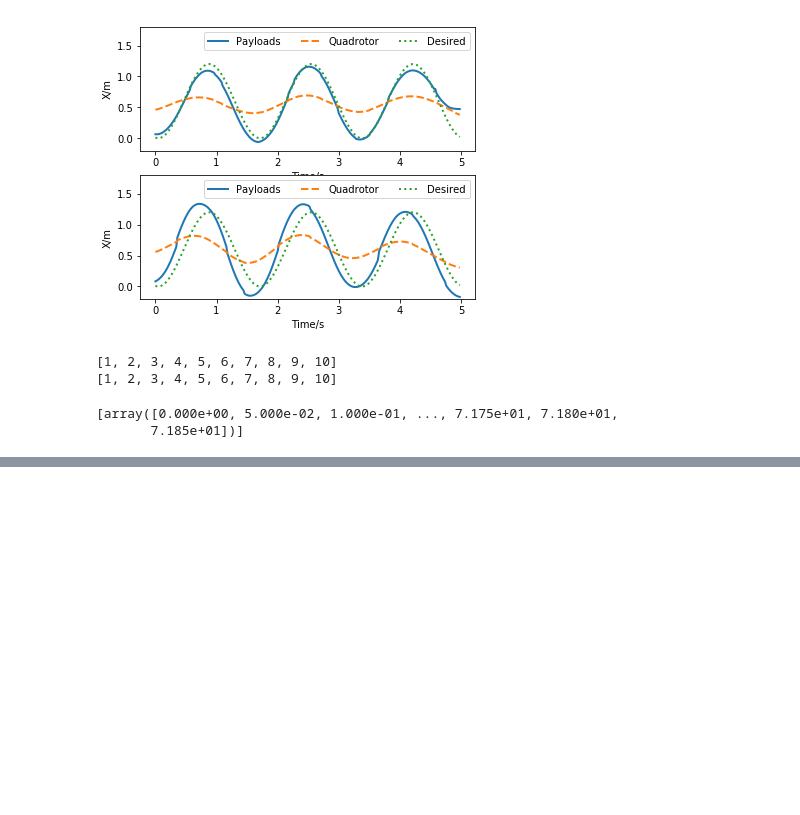
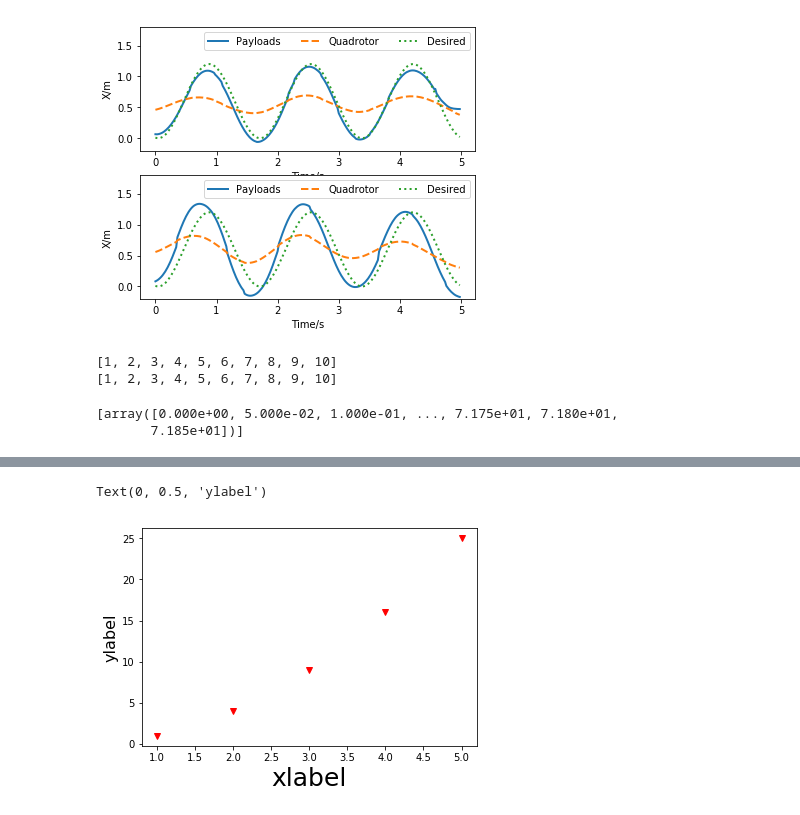
Before and after one commit to Yaodachen/TIE, a Jupyter notebook: Untitled.ipynb, the cells around one changed output, grey strips where cells are left out. Drawn from its saved outputs; the diff is of its cells as text; code cells hidden in the pictures; blank space fills up the shorter version.

```diff
--- a/Untitled.ipynb
+++ b/Untitled.ipynb
@@ -234,0 +236,8 @@ TypeError: len() takes exactly one argument (2 given)
+# %%
+
+plt.plot([1,2,3,4,5],[1,4,9,16,25],'rv')#r表示颜色，v表示下三角线类型
+plt.xlabel('xlabel',fontsize = 25)
+plt.ylabel('ylabel',fontsize = 16)
+# %% [output]
+Text(0, 0.5, 'ylabel')
+[figure, added]
```
Also changed, not shown: parts of 7 cells of this notebook, 5 other files.
